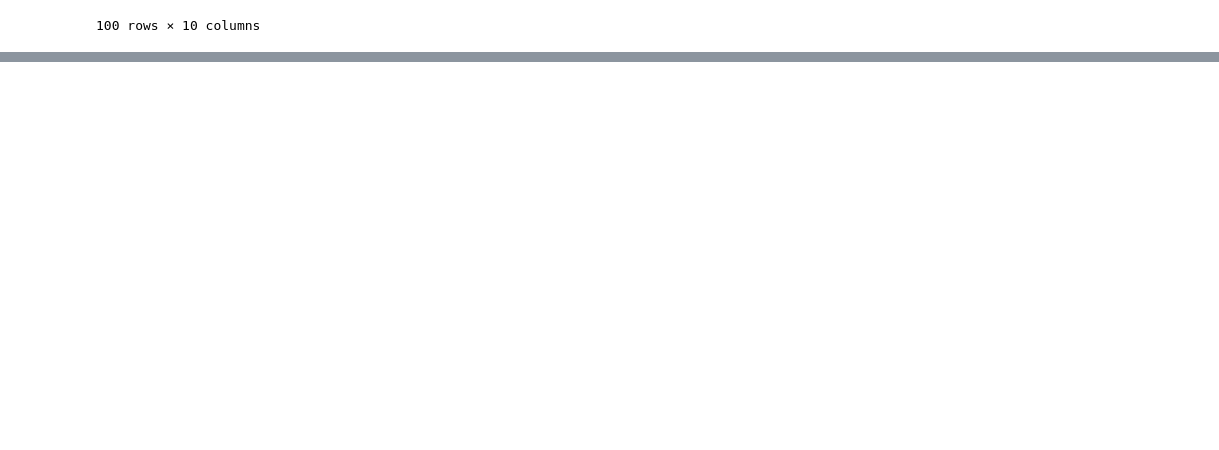
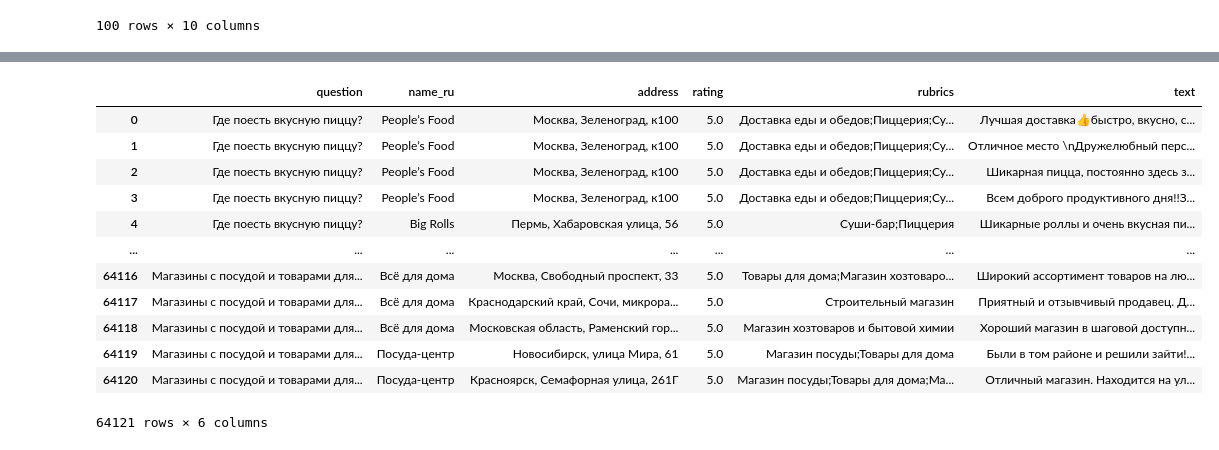
Before and after one commit to miem-refugees/travel-agent, a Jupyter notebook: notebooks/embedding_bench_draft.ipynb, the cells around one changed output, grey strips where cells are left out. Saved outputs shown, nothing was run; the diff lists cells and outputs as text; code cells hidden in the pictures; blank space fills up the shorter version.

```diff
--- a/notebooks/embedding_bench_draft.ipynb
+++ b/notebooks/embedding_bench_draft.ipynb
@@ -210,0 +301,9 @@ df
+# %%
+import pandas as pd
+
+df = pd.read_csv("data/embedding/normal_rubrics_15886.csv")
+df["names_ru"] = df["names_ru"].str.split(";")
+
+df_exploded = df.explode("names_ru", ignore_index=True)
+df_exploded.columns = ["question", "name_ru"]
+df_exploded
@@ -210,0 +324,3 @@ df
+# %%
+raw = pd.read_csv("data/raw/geo-reviews-dataset-2023.csv")
+raw
@@ -210,0 +341,17 @@ df
+# %%
+df_exploded = df_exploded.merge(raw, how="left", on="name_ru")
+df_exploded
+# %% [output]
+|  | question | name_ru | address | rating | rubrics | text |
+| 0 | Где поесть вкусную пиццу? | People’s Food | Москва, Зеленоград, к100 | 5.0 | Доставка еды и обедов;Пиццерия;Су... | Лучшая доставка👍быстро, вкусно, с... |
+| 1 | Где поесть вкусную пиццу? | People’s Food | Москва, Зеленоград, к100 | 5.0 | Доставка еды и обедов;Пиццерия;Су... | Отличное место \nДружелюбный перс... |
+| 2 | Где поесть вкусную пиццу? | People’s Food | Москва, Зеленоград, к100 | 5.0 | Доставка еды и обедов;Пиццерия;Су... | Шикарная пицца, постоянно здесь з... |
+| 3 | Где поесть вкусную пиццу? | People’s Food | Москва, Зеленоград, к100 | 5.0 | Доставка еды и обедов;Пиццерия;Су... | Всем доброго продуктивного дня!!З... |
+| 4 | Где поесть вкусную пиццу? | Big Rolls | Пермь, Хабаровская улица, 56 | 5.0 | Суши-бар;Пиццерия | Шикарные роллы и очень вкусная пи... |
+| ... | ... | ... | ... | ... | ... | ... |
+| 64116 | Магазины с посудой и товарами для... | Всё для дома | Москва, Свободный проспект, 33 | 5.0 | Товары для дома;Магазин хозтоваро... | Широкий ассортимент товаров на лю... |
+| 64117 | Магазины с посудой и товарами для... | Всё для дома | Краснодарский край, Сочи, микрора... | 5.0 | Строительный магазин | Приятный и отзывчивый продавец. Д... |
+| 64118 | Магазины с посудой и товарами для... | Всё для дома | Московская область, Раменский гор... | 5.0 | Магазин хозтоваров и бытовой химии | Хороший магазин в шаговой доступн... |
+| 64119 | Магазины с посудой и товарами для... | Посуда-центр | Новосибирск, улица Мира, 61 | 5.0 | Магазин посуды;Товары для дома | Были в том районе и решили зайти!... |
+| 64120 | Магазины с посудой и товарами для... | Посуда-центр | Красноярск, Семафорная улица, 261Г | 5.0 | Магазин посуды;Товары для дома;Ма... | Отличный магазин. Находится на ул... |
+64121 rows × 6 columns
```
Also changed, not shown: parts of 15 cells of this notebook, 7 other files.
